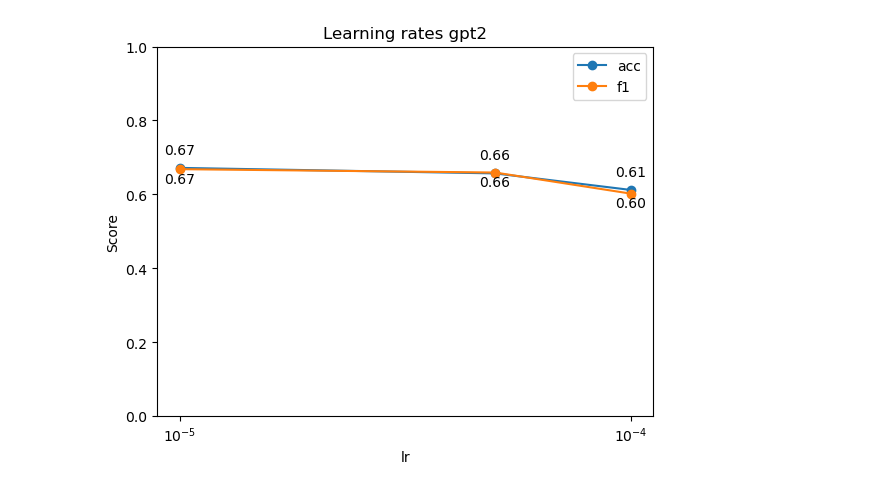
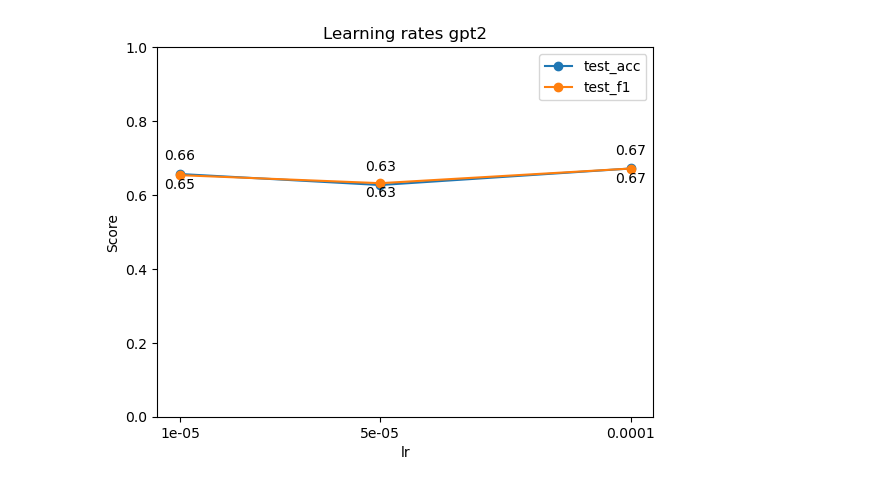
Before and after one commit to fzanart/FLICC, a Jupyter notebook: grid_search/model2/learning_rate/06_GPT2_lr.ipynb, the cells around one changed output. Cells and saved outputs as stored; diff of their text form; code cells hidden in the pictures.

```diff
--- a/grid_search/model2/learning_rate/06_GPT2_lr.ipynb
+++ b/grid_search/model2/learning_rate/06_GPT2_lr.ipynb
@@ -1,4 +1,10 @@
 # %%
+import os
+import sys
+import gc
+# assuming data, models, engine in flicc directory:
+flicc_path = os.path.realpath("__file__").split('grid_search')[0]
+sys.path.append(flicc_path)
 import torch
 from data import ClimateDataset
 from models import ClassificationModel
@@ -12,22 +14,35 @@ results = {'acc':[],
+# %%
+results = {'test_acc':[],
+           'test_f1':[],
+           'eval_acc':[],
+           'eval_f1':[],
+           'lr':[]}
 # %%
-learning_rates = [1.0e-4, 5.0e-5, 1.0e-5]
+learning_rates = [1.0e-5, 5.0e-5 ,1.0e-4]
 
 for lr in learning_rates:
     print(f'Grid search {model_checkpoint}, learning rate {lr}')
-    data = ClimateDataset(model_to_train=2,model_checkpoint=model_checkpoint,batch_size=32)
+    data = ClimateDataset(model_to_train=2,model_checkpoint=model_checkpoint,dataset_url=flicc_path,batch_size=32)
     data.setup_dataloaders()
     model = ClassificationModel(model_checkpoint=data.model_checkpoint,num_labels=data.num_labels)
     trainer = Engine(epochs=30,labels=data.labels)
     trainer.model = model.model
-    trainer.device = model.device
-    acc, f1 = trainer.run(lr=lr,wd=0.0,train_dataloader=data.train_dataloader,eval_dataloader=data.eval_dataloader,test_dataloader=data.test_dataloader, early_stop=3)
-    results['acc'].append(acc)
-    results['f1'].append(f1)
+    test_acc, test_f1, eval_acc, eval_f1 = trainer.run(lr=lr,
+                                                       wd=0.0,
+                                                       train_dataloader=data.train_dataloader,
+                                                       eval_dataloader=data.eval_dataloader,
+                                                       test_dataloader=data.test_dataloader,
+                                                       early_stop=3)
+    results['test_acc'].append(test_acc)
+    results['test_f1'].append(test_f1)
+    results['eval_acc'].append(eval_acc)
+    results['eval_f1'].append(eval_f1)
     results['lr'].append(lr)
     print('### '*10)
     print(results)
     print('### '*10)
     with torch.no_grad():
         torch.cuda.empty_cache()
-    del data, model, trainer, acc, f1
+    del data, model, trainer, test_acc, test_f1, eval_acc, eval_f1
+    gc.collect()
 # %% [output]
@@ -99,30 +110,7 @@ import pandas as pd
-# %%
-def plot_grid_search(df, title):
-
-    # Create the plot
-    ax = df.plot(x='lr', y=['acc', 'f1'], marker='o', linestyle='-')
-
-    # Set y-axis range between 0 and 1
-    plt.ylim(0, 1)
-
-    # Annotate points with F1 scores
-    for i, row in df.iterrows():
-        ax.annotate(f'{row["f1"]:.2f}', (row["lr"], row["f1"]), textcoords='offset points', xytext=(0, -10), ha='center')
-
-    # Annotate points with Acc scores
-    for i, row in df.iterrows():
-        ax.annotate(f'{row["acc"]:.2f}', (row["lr"], row["acc"]), textcoords='offset points', xytext=(0, 10), ha='center')
-
-    #
-    plt.xticks(df['lr'], [f'{val:.0e}' for val in df['lr']], ha='center')
-    plt.xscale('log')
-    plt.minorticks_off()
-
-    plt.title(title)
-    plt.xlabel('lr')
-    plt.ylabel('Score')
-    plt.show()
-
-plot_grid_search(pd.DataFrame(results), f'Learning rates {model_checkpoint}')
-# %% [output]
-[figure, removed]
+# %%
+Engine.plot_grid_search(df=results,
+                        title=f'Learning rates {model_checkpoint}',
+                        column='lr',
+                        sci_format=False)
+# %% [output]
+[figure, added]
```
Also changed, not shown: parts of 4 cells of this notebook, 9 other files.
